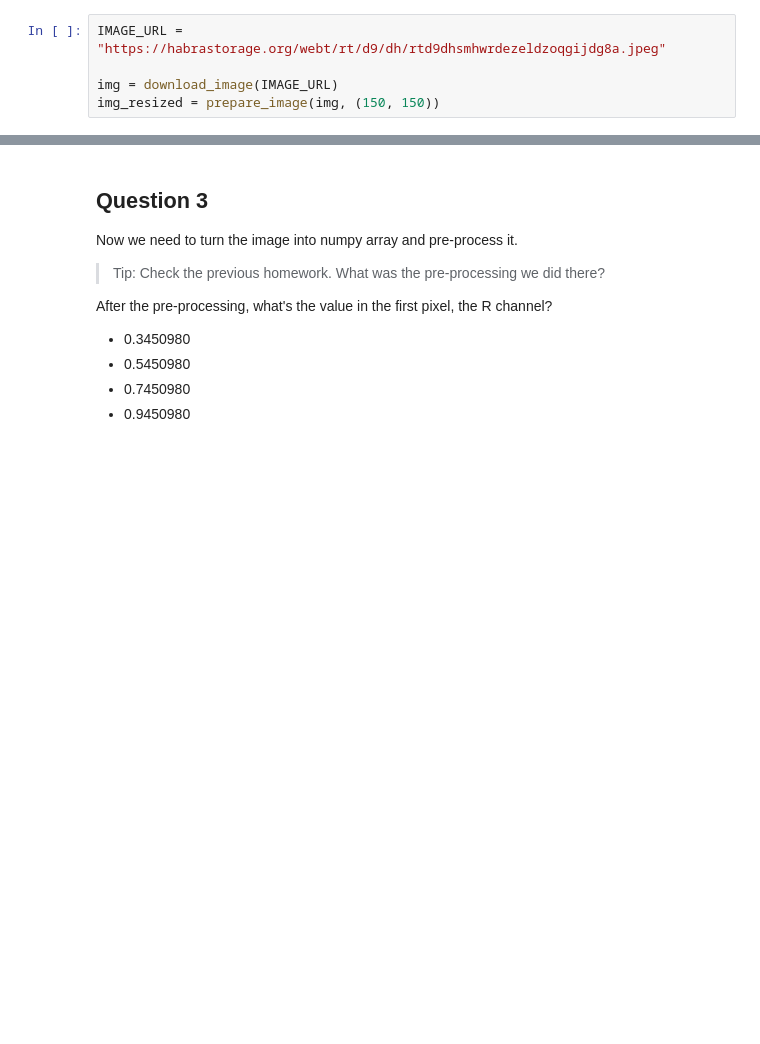
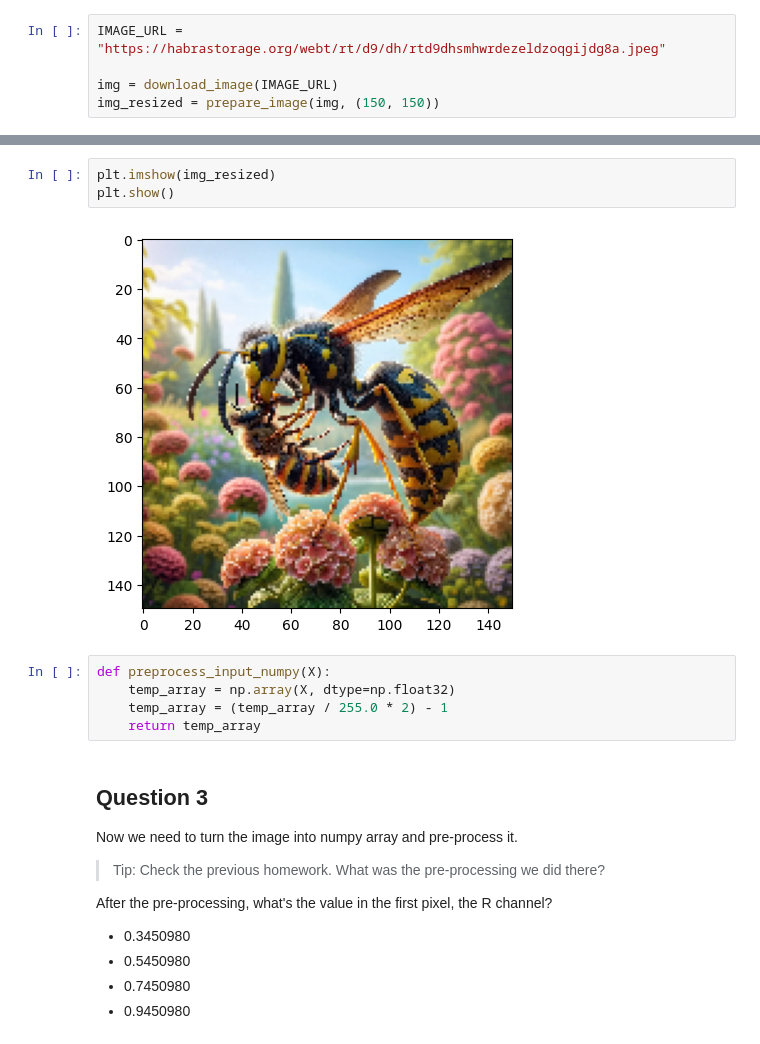
Before and after one commit to jelambrar96-datatalks/machine-learning-zoomcamp, a Jupyter notebook: cohorts/2024/09-serverless/homework09.ipynb, the cells around one changed output, grey strips where cells are left out. Saved outputs shown, nothing was run; the diff lists cells and outputs as text; blank space fills up the shorter version.

```diff
--- a/cohorts/2024/09-serverless/homework09.ipynb
+++ b/cohorts/2024/09-serverless/homework09.ipynb
@@ -150,3 +154,13 @@ img_resized = prepare_image(img, (150, 150))
+# %%
+plt.imshow(img_resized)
+plt.show()
+# %% [output]
+[figure, added]
+# %%
+def preprocess_input_numpy(X):
+    temp_array = np.array(X, dtype=np.float32)
+    temp_array = (temp_array / 255.0 * 2) - 1
+    return temp_array
 # %% [markdown]
 ## Question 3
 
```
Also changed, not shown: parts of 8 cells of this notebook, 3 other files.
